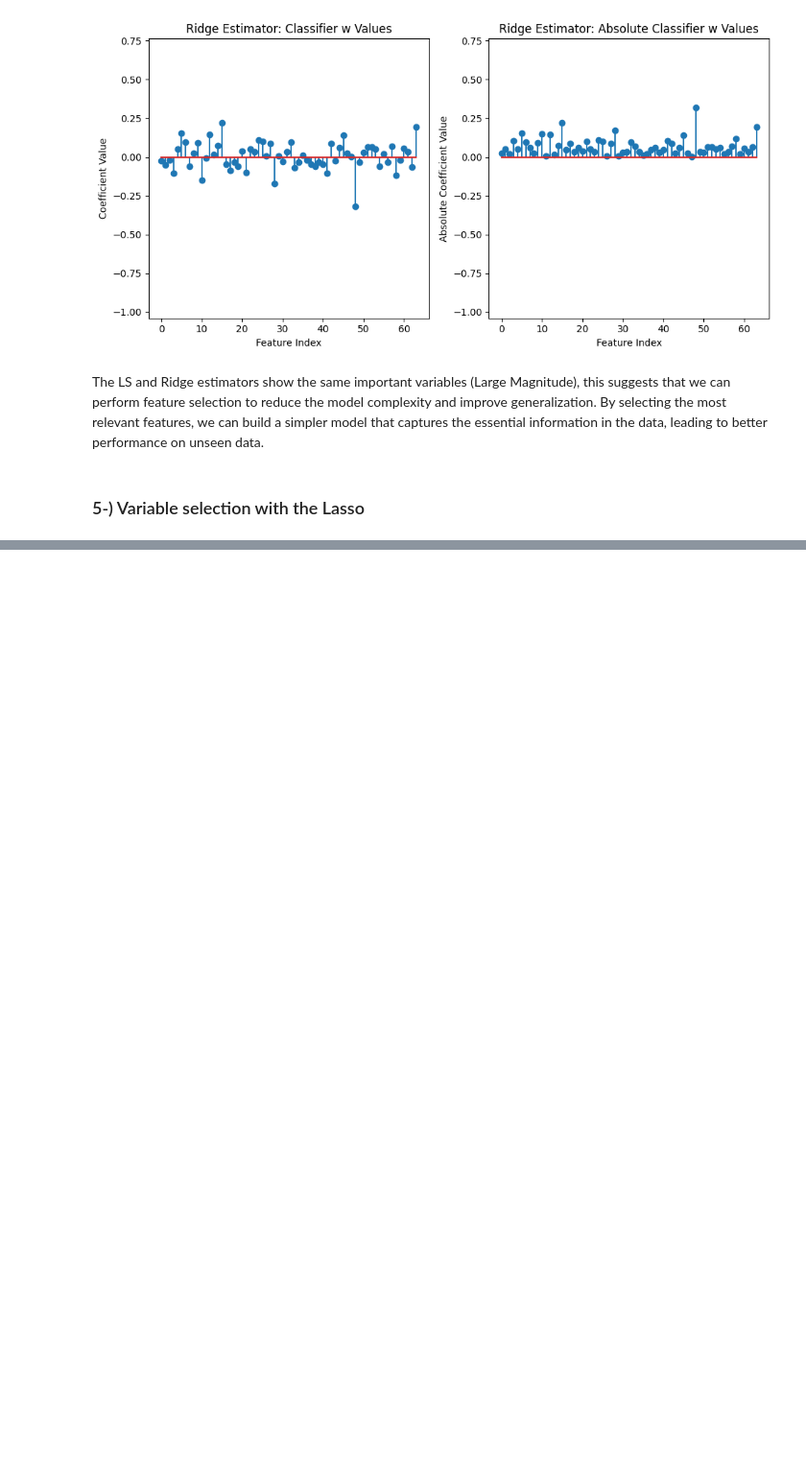
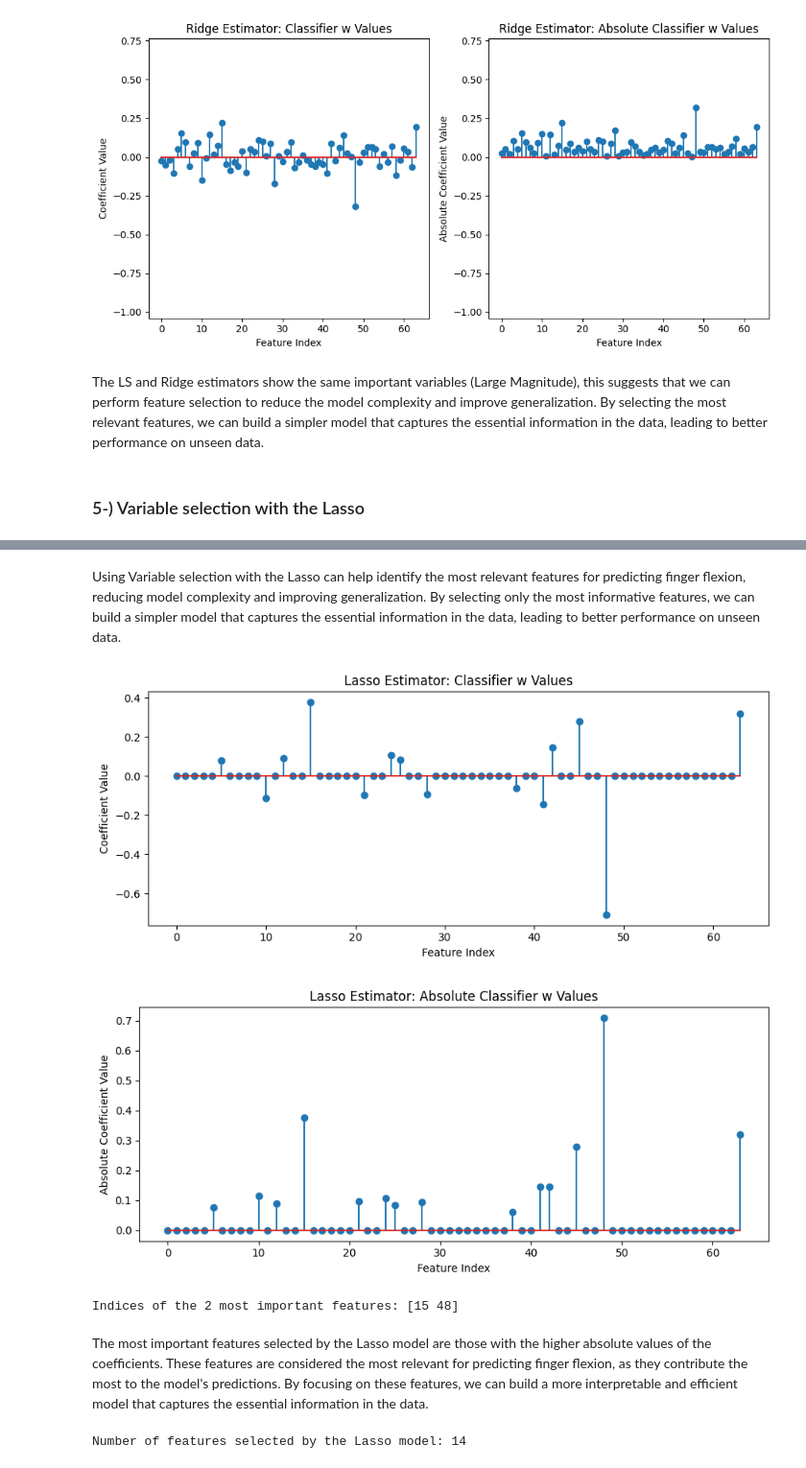
Before and after one commit to YessineMkaouar/Practical-Machine-Learning, a Jupyter notebook: Regression/Lab2.ipynb, the cells around one changed output, grey strips where cells are left out. Shown at 96% size. Cells and saved outputs as stored; diff of their text form; code cells hidden in the pictures; blank space fills up the shorter version.

```diff
--- a/Regression/Lab2.ipynb
+++ b/Regression/Lab2.ipynb
@@ -454,0 +597,50 @@ The LS and Ridge estimators show the same important variables (Large Magnitude),
+# %% [markdown]
+Using Variable selection with the Lasso can help identify the most relevant features for predicting finger flexion, reducing model complexity and improving generalization. By selecting only the most informative features, we can build a simpler model that captures the essential information in the data, leading to better performance on unseen data.
+# %%
+# Plot the values of the classifiers w for Lasso estimator
+plt.figure(figsize=(9, 4))
+
+# Plot the values of w for Lasso estimator
+plt.stem(lasso_model_best.coef_)
+plt.title('Lasso Estimator: Classifier w Values')
+plt.xlabel('Feature Index')
+plt.ylabel('Coefficient Value')
+
+plt.tight_layout()
+plt.show()
+
+# Plot the absolute values of w for Lasso estimator
+plt.figure(figsize=(9, 4))
+
+# Plot the absolute values of w for Lasso estimator
+plt.stem(np.abs(lasso_model_best.coef_))
+plt.title('Lasso Estimator: Absolute Classifier w Values')
+plt.xlabel('Feature Index')
+plt.ylabel('Absolute Coefficient Value')
+
+plt.tight_layout()
+plt.show()
+# %% [output]
+[figure, added]
+[figure, added]
+# %%
+# Get the absolute values of the coefficients
+coefficients = np.abs(lasso_model_best.coef_)
+
+# Get the indices of the 2 most important features
+important_features_indices = np.argsort(coefficients)[-2:]
+
+# Print the indices of the 2 most important features
+print("Indices of the 2 most important features:", important_features_indices)
+# %% [output]
+Indices of the 2 most important features: [15 48]
+# %% [markdown]
+The most important features selected by the Lasso model are those with the higher absolute values of the coefficients. These features are considered the most relevant for predicting finger flexion, as they contribute the most to the model's predictions. By focusing on these features, we can build a more interpretable and efficient model that captures the essential information in the data.
+# %%
+# Count the number of non-zero coefficients
+selected_features_count = np.sum(coefficients != 0)
+
+# Print the number of selected features
+print("Number of features selected by the Lasso model:", selected_features_count)
+# %% [output]
+Number of features selected by the Lasso model: 14
```
Also changed, not shown: parts of 8 cells of this notebook.
